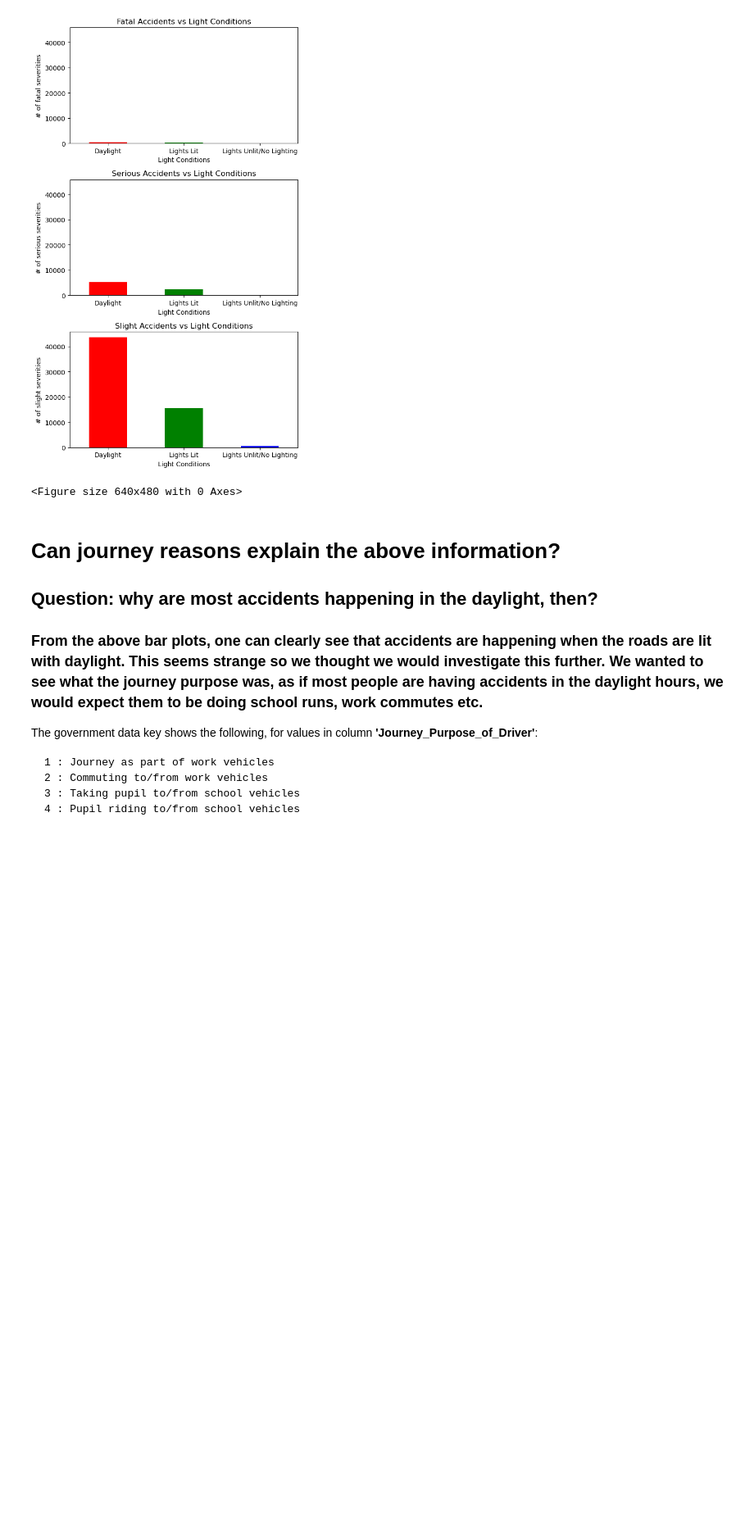
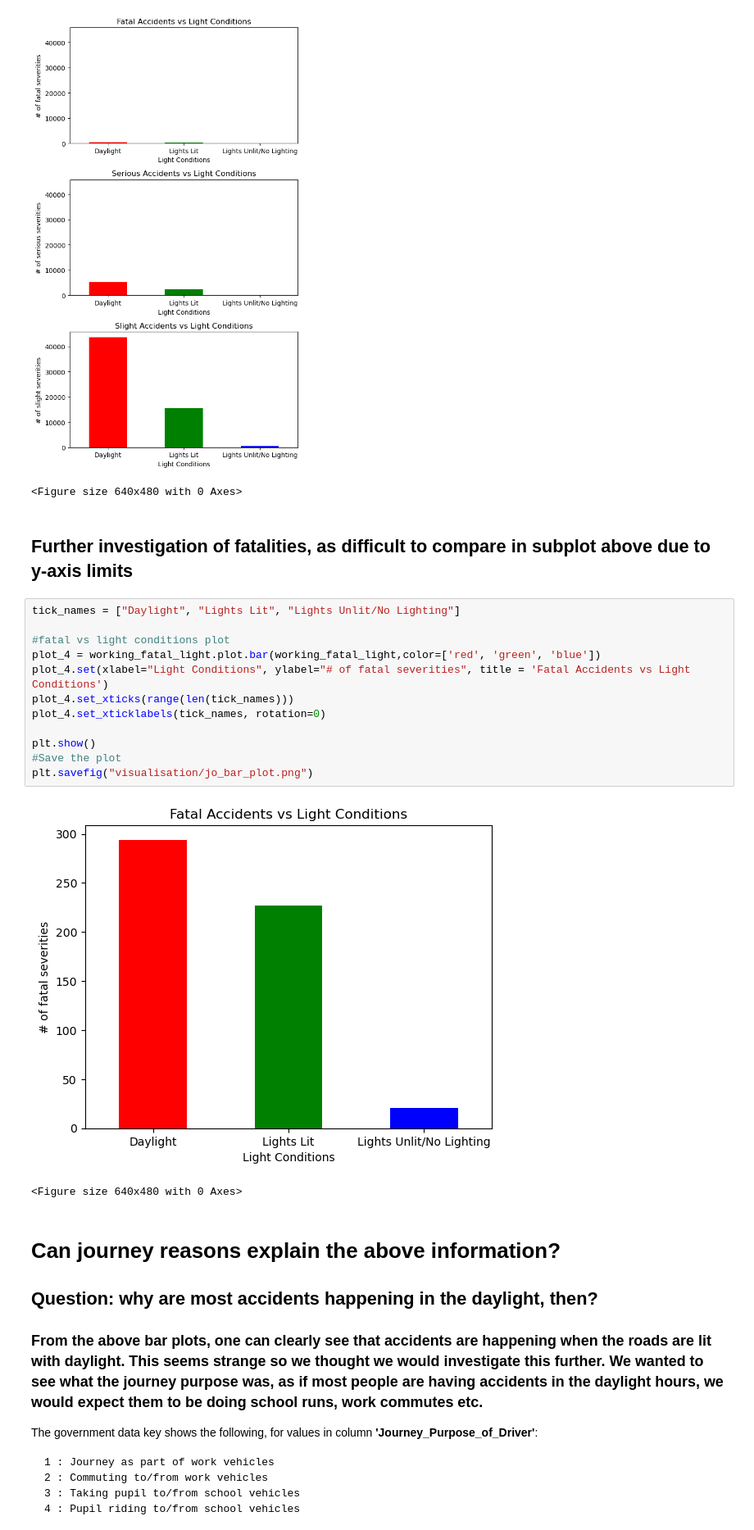
Before and after one commit to HabibR101/Project_1, a Jupyter notebook: jo_notebook.ipynb, the cells around one changed output. Shown at 82% size. Cells and saved outputs as stored; diff of their text form; blank space fills up the shorter version.

```diff
--- a/jo_notebook.ipynb
+++ b/jo_notebook.ipynb
@@ -187,6 +187,23 @@ Name: Light_Conditions, dtype: int64
 Name: Light_Conditions, dtype: int64
 [figure]
 <Figure size 640x480 with 0 Axes>
+# %% [markdown]
+## Further investigation of fatalities, as difficult to compare in subplot above due to y-axis limits
+# %%
+tick_names = ["Daylight", "Lights Lit", "Lights Unlit/No Lighting"]
+
+#fatal vs light conditions plot
+plot_4 = working_fatal_light.plot.bar(working_fatal_light,color=['red', 'green', 'blue'])
+plot_4.set(xlabel="Light Conditions", ylabel="# of fatal severities", title = 'Fatal Accidents vs Light Conditions')
+plot_4.set_xticks(range(len(tick_names)))
+plot_4.set_xticklabels(tick_names, rotation=0)
+
+plt.show()
+#Save the plot
+plt.savefig("visualisation/jo_bar_plot.png")
+# %% [output]
+[figure, added]
+<Figure size 640x480 with 0 Axes>
 # %% [markdown]
 # Can journey reasons explain the above information?
 
```
Also changed, not shown: parts of 1 cell of this notebook, 1 other file.
